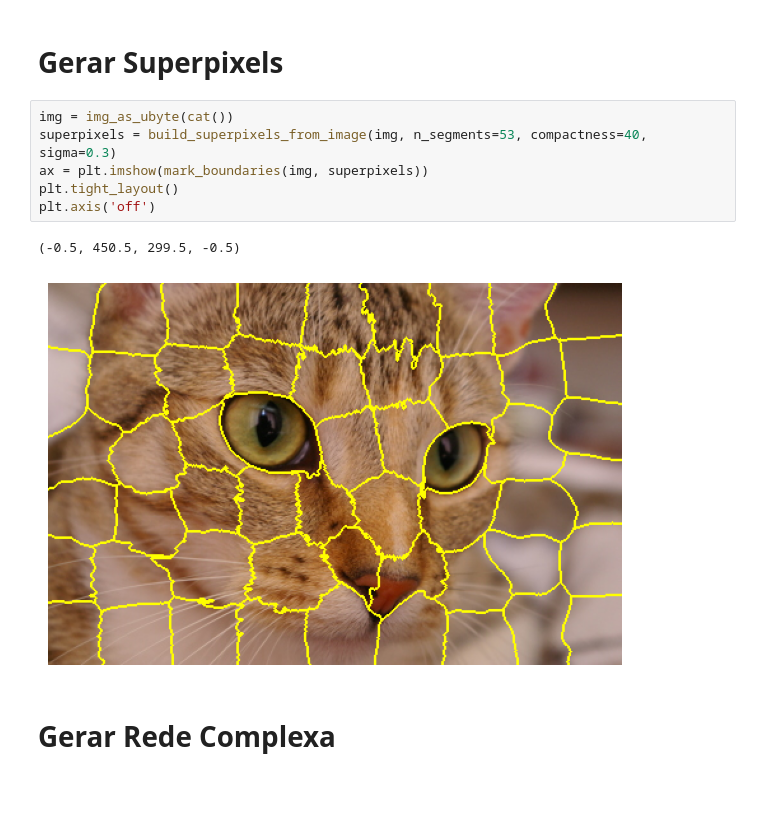
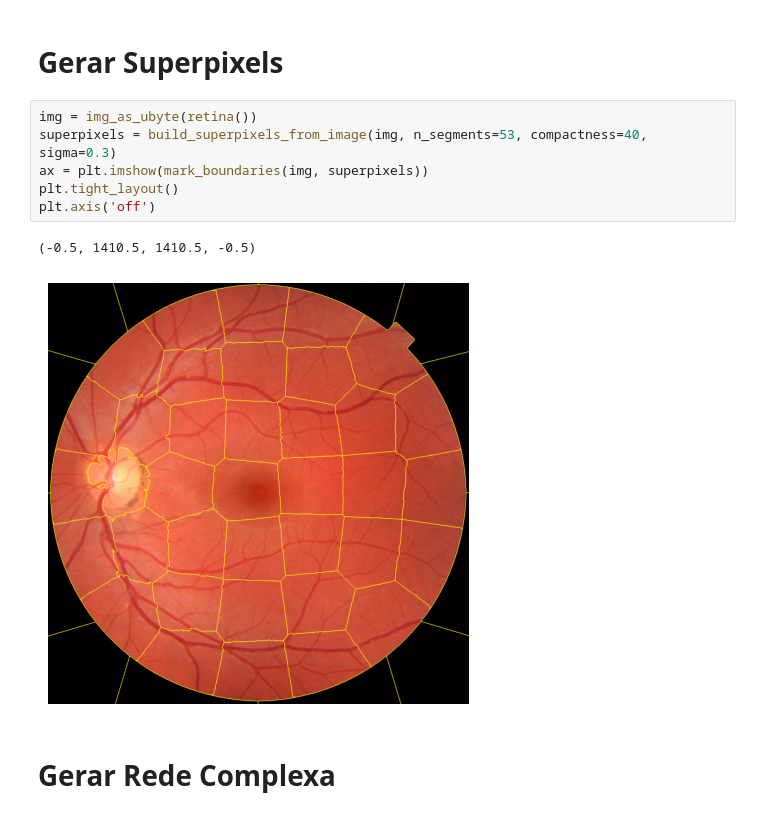
Before and after one commit to ryukinix/egsis, a Jupyter notebook: notebooks/model_egsis.ipynb, the cells around one changed output. Cells and saved outputs as stored; diff of their text form; blank space fills up the shorter version.

```diff
--- a/notebooks/model_egsis.ipynb
+++ b/notebooks/model_egsis.ipynb
@@ -31,14 +34,14 @@ from egsis import features
 # %% [markdown]
 # Gerar Superpixels
 # %%
-img = img_as_ubyte(cat())
+img = img_as_ubyte(retina())
 superpixels = build_superpixels_from_image(img, n_segments=53, compactness=40, sigma=0.3)
 ax = plt.imshow(mark_boundaries(img, superpixels))
 plt.tight_layout()
 plt.axis('off')
 # %% [output]
-(-0.5, 450.5, 299.5, -0.5)
+(-0.5, 1410.5, 1410.5, -0.5)
-[figure, old version]
+[figure, new version]
 # %% [markdown]
 # Gerar Rede Complexa
 # %%
```
Also changed, not shown: parts of 11 cells of this notebook, 12 other files.
